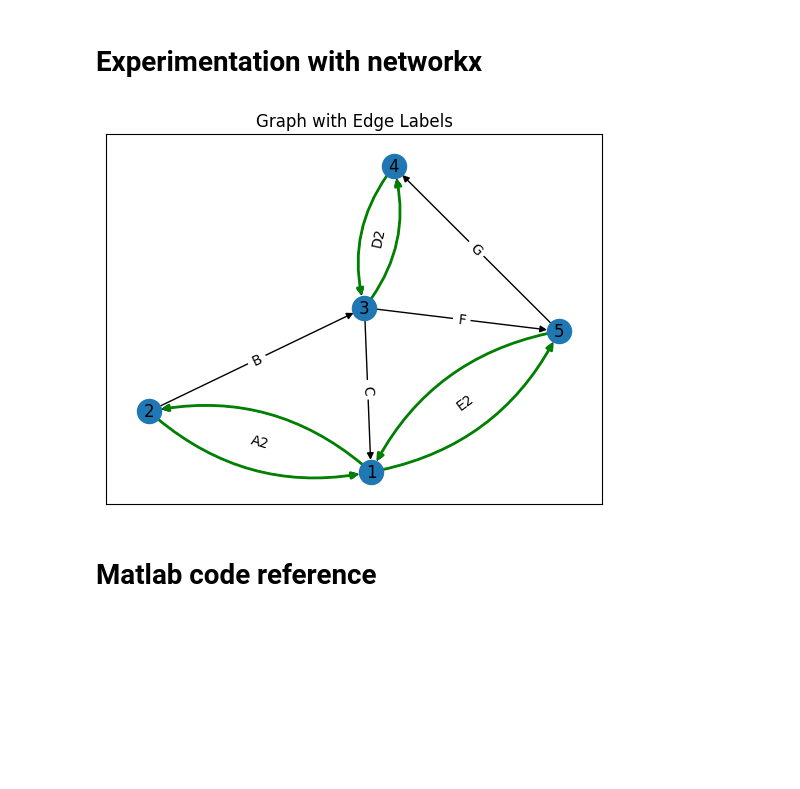
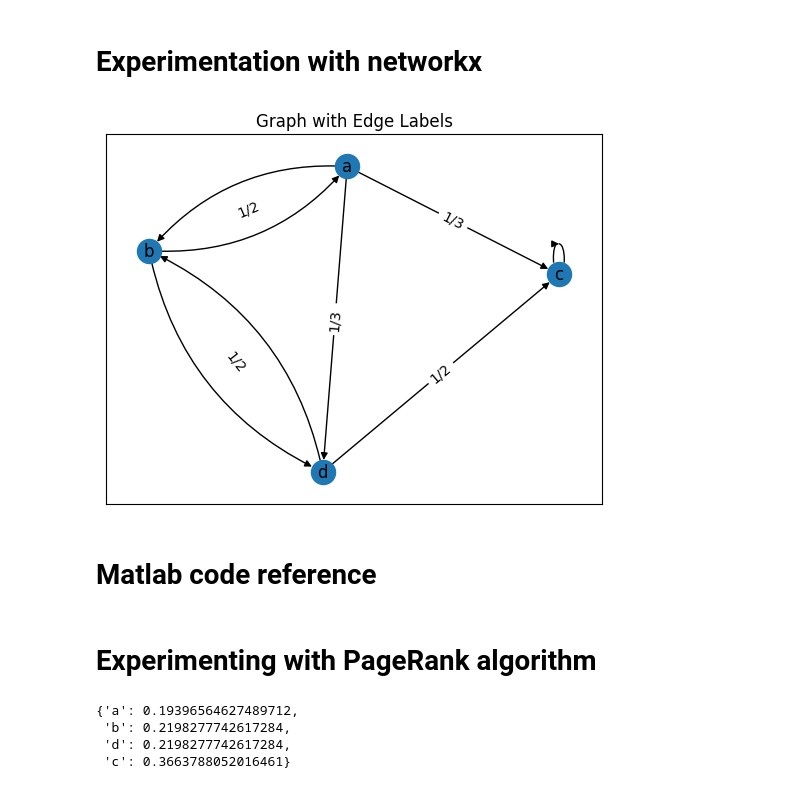
Before and after one commit to Eugene7997/CZ4052_assignment_2, a Jupyter notebook: testing.ipynb, the cells around one changed output. Drawn from its saved outputs; the diff is of its cells as text; code cells hidden in the pictures; blank space fills up the shorter version.

```diff
--- a/testing.ipynb
+++ b/testing.ipynb
@@ -3,34 +3,45 @@
 # %%
 import matplotlib.pyplot as plt
 import networkx as nx
 
 G = nx.DiGraph()
-edge_list = [(1, 2, {"w": "A1"}), (2, 1, {"w": "A2"}), (2, 3, {"w": "B"}), (3, 1, {"w": "C"}), (3, 4, {"w": "D1"}), (4, 3, {"w": "D2"}), (1, 5, {"w": "E1"}), (5, 1, {"w": "E2"}), (3, 5, {"w": "F"}), (5, 4, {"w": "G"})]
+edge_list = [
+    ('a', 'b', {"w": "1/3"}),
+    ('a', 'd', {"w": "1/3"}),
+    ('a', 'c', {"w": "1/3"}),
+    ('b', 'a', {"w": "1/2"}),
+    ('b', 'd', {"w": "1/2"}),
+    ('c', 'c', {"w": "1"}),
+    ('d', 'b', {"w": "1/2"}),
+    ('d', 'c', {"w": "1/2"})
+    ]
+# Transition matrix of above graph
+#    a    b    c    d
+# a  0    1/2  0    0
+# b  1/3  0    0  1/2
+# c  1/3  0    1  1/2
+# d  1/3  1/2  0    0
+
 G.add_edges_from(edge_list)
 pos = nx.spring_layout(G, seed=5)
 fig, ax = plt.subplots()
 nx.draw_networkx_nodes(G, pos, ax=ax)
 nx.draw_networkx_labels(G, pos, ax=ax)
 
 curved_edges = [edge for edge in G.edges() if reversed(edge) in G.edges()]
 straight_edges = list(set(G.edges()) - set(curved_edges))
 nx.draw_networkx_edges(G, pos, ax=ax, edgelist=straight_edges)
 arc_rad = 0.25
 nx.draw_networkx_edges(G, pos, ax=ax, edgelist=curved_edges, connectionstyle=f"arc3, rad = {arc_rad}")
 
 # Add labels to the edges
 edge_labels = nx.get_edge_attributes(G, "w")
 nx.draw_networkx_edge_labels(G, pos, edge_labels=edge_labels)
 
-# Highlight specific edges
-# This feature is not directly available in NetworkX, so we'll have to redraw these edges with a different color
-highlight_edges = [(1, 2), (1, 5), (2, 1), (3, 4), (4, 3), (5, 1)]
-nx.draw_networkx_edges(G, pos, edgelist=highlight_edges, edge_color="g", width=2, connectionstyle=f"arc3, rad = {arc_rad}")
-
 plt.title("Graph with Edge Labels")
 plt.show()
 # %% [output]
-[figure, old version]
+[figure, new version]
 # %% [markdown]
 # Matlab code reference
 # %%
@@ -45,3 +56,13 @@ plt.show()
 # highlight(p,[2 2],[1 4],'EdgeColor','r')
 # highlight(p,3,2,'EdgeColor','m')
 # title('PageRank Score Transfer Between Nodes')
+# %% [markdown]
+# Experimenting with PageRank algorithm
+# %%
+pr=nx.pagerank(G,0.4)
+pr
+# %% [output]
+{'a': 0.19396564627489712,
+ 'b': 0.2198277742617284,
+ 'd': 0.2198277742617284,
+ 'c': 0.3663788052016461}
```
Also changed, not shown: parts of 1 cell of this notebook.
